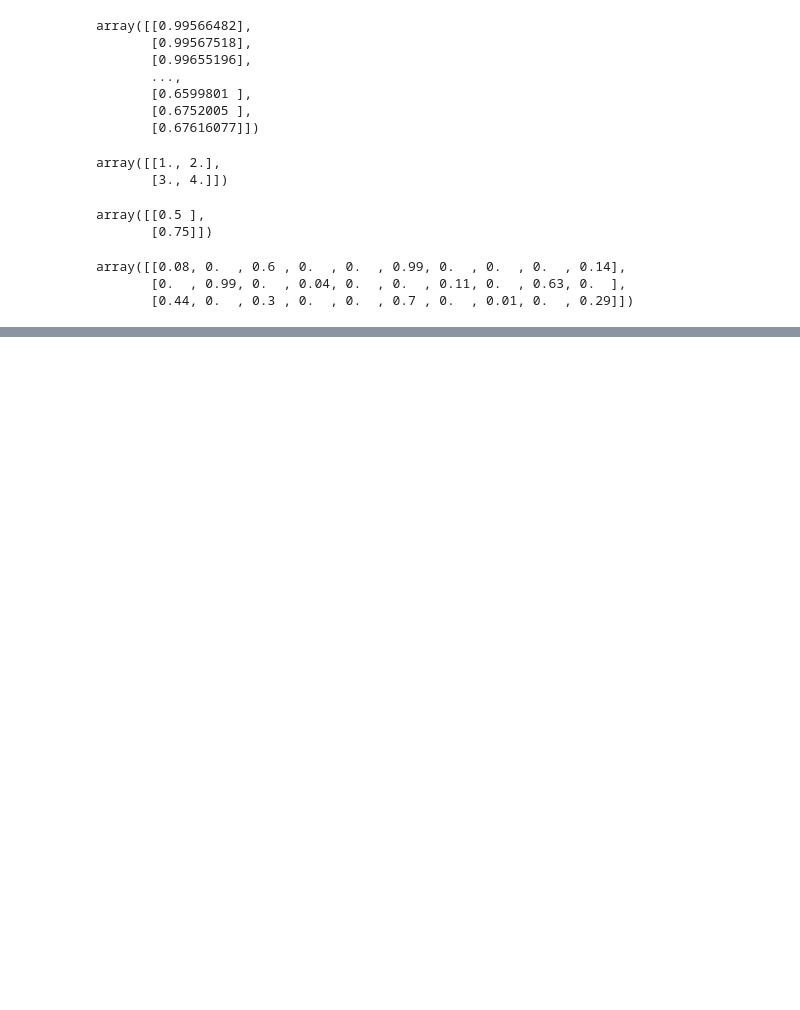
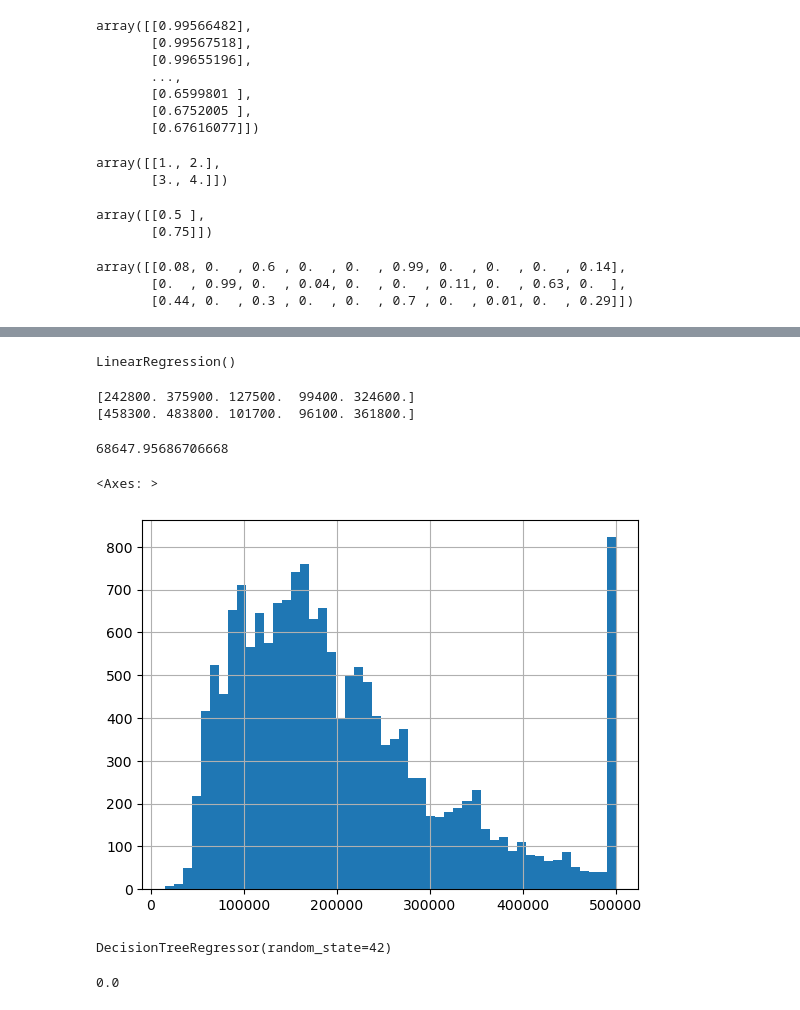
Before and after one commit to MikolajKochaniak/uczenie_maszynowe, a Jupyter notebook: 02mk.ipynb, the cells around one changed output, grey strips where cells are left out. Cells and saved outputs as stored; diff of their text form; code cells hidden in the pictures; blank space fills up the shorter version.

```diff
--- a/02mk.ipynb
+++ b/02mk.ipynb
@@ -797,0 +914,33 @@ plt.show()
+# %%
+def column_ratio(X):
+    return X[:, [0]] / X[:, [1]]
+
+def ratio_name(function_transformer, feature_names_in):
+    return ["ratio"]  # feature names out
+
+def ratio_pipeline():
+    return make_pipeline(
+        SimpleImputer(strategy="median"),
+        FunctionTransformer(column_ratio, feature_names_out=ratio_name),
+        StandardScaler())
+
+log_pipeline = make_pipeline(
+    SimpleImputer(strategy="median"),
+    FunctionTransformer(np.log, feature_names_out="one-to-one"),
+    StandardScaler())
+cluster_simil = ClusterSimilarity(n_clusters=10, gamma=1., random_state=42)
+default_num_pipeline = make_pipeline(SimpleImputer(strategy="median"),
+                                     StandardScaler())
+preprocessing = ColumnTransformer([
+        ("bedrooms", ratio_pipeline(), ["total_bedrooms", "total_rooms"]),
+        ("rooms_per_house", ratio_pipeline(), ["total_rooms", "households"]),
+        ("people_per_house", ratio_pipeline(), ["population", "households"]),
+        ("log", log_pipeline, ["total_bedrooms", "total_rooms", "population",
+                               "households", "median_income"]),
+        ("geo", cluster_simil, ["latitude", "longitude"]),
+        ("cat", cat_pipeline, make_column_selector(dtype_include=object)),
+    ],
+    remainder=default_num_pipeline)
+# %%
+x_train_prepared = preprocessing.fit_transform(x_train)
+x_train_prepared.shape
@@ -797,0 +964,6 @@ plt.show()
+# %%
+x_train_prepared_df = pd.DataFrame(
+    x_train_prepared, columns = preprocessing.get_feature_names_out(),
+    index = x_train.index
+)
+x_train_prepared_df
@@ -797,0 +984,6 @@ plt.show()
+# %%
+from sklearn.linear_model import LinearRegression
+lin_reg = LinearRegression()
+lin_reg.fit(x_train_prepared_df, y_train)
+# %% [output]
+LinearRegression()
@@ -797,0 +992,32 @@ plt.show()
+# %%
+print(x_train_predictions[:5].round(-2))
+print(y_train.iloc[:5].values)
+# %% [output]
+[242800. 375900. 127500.  99400. 324600.]
+[458300. 483800. 101700.  96100. 361800.]
+# %%
+from sklearn.metrics import mean_squared_error
+
+lin_rmse = mean_squared_error(y_true = y_train, y_pred=x_train_predictions,
+                              squared=False)
+lin_rmse
+# %% [output]
+68647.95686706668
+# %%
+y_train.hist(bins=50)
+# %% [output]
+<Axes: >
+[figure, added]
+# %%
+from sklearn.tree import DecisionTreeRegressor
+
+tree_reg = DecisionTreeRegressor(random_state=42)
+tree_reg.fit(x_train_prepared, y_train)
+# %% [output]
+DecisionTreeRegressor(random_state=42)
+# %%
+x_train_predictions = tree_reg.predict(x_train_prepared_df)
+tree_rmse = mean_squared_error(y_true=y_train, y_pred=x_train_predictions)
+tree_rmse
+# %% [output]
+0.0
```
Also changed, not shown: parts of 17 cells of this notebook.
